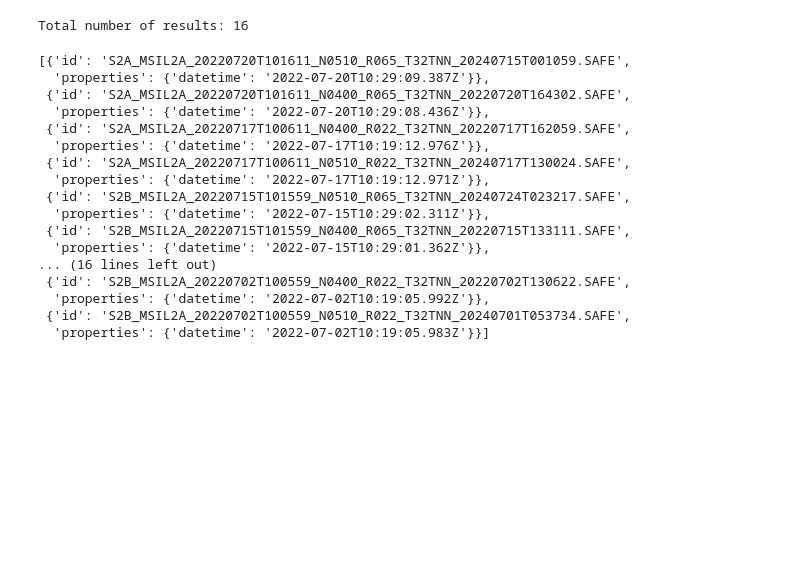
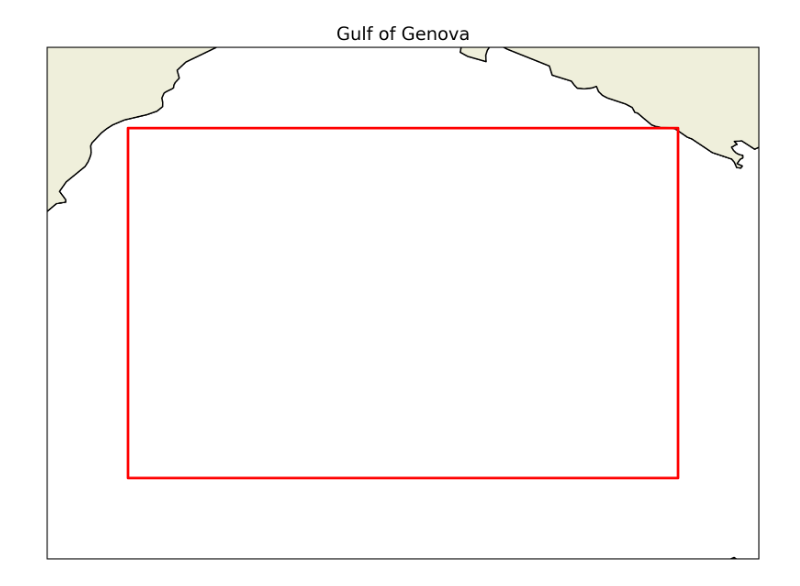
Before and after one commit to sagarbpatel31/Sagar_TriesteItalyChapter_PlasticDebrisDetection, a Jupyter notebook: task3-cleaning-and-preprocessing/getting_images.ipynb, the cells around one changed output. Saved outputs shown, nothing was run; the diff lists cells and outputs as text; code cells hidden in the pictures; blank space fills up the shorter version.

```diff
--- a/task3-cleaning-and-preprocessing/getting_images.ipynb
+++ b/task3-cleaning-and-preprocessing/getting_images.ipynb
@@ -221,34 +356,0 @@ aoi_coords_wgs84 = [9.288940,43.012681,9.481888,43.119530]
-# %%
-aoi_bbox = BBox(bbox=aoi_coords_wgs84, crs=CRS.WGS84)
-time_interval = "2022-07-01", "2022-07-20"
-
-search_iterator = catalog.search(
-    DataCollection.SENTINEL2_L2A,
-    bbox=aoi_bbox,
-    time=time_interval,
-    fields={"include": ["id", "properties.datetime"], "exclude": []},
-)
-
-results = list(search_iterator)
-print("Total number of results:", len(results))
-
-results
-# %% [output]
-Total number of results: 16
-[{'id': 'S2A_MSIL2A_20220720T101611_N0510_R065_T32TNN_20240715T001059.SAFE',
-  'properties': {'datetime': '2022-07-20T10:29:09.387Z'}},
- {'id': 'S2A_MSIL2A_20220720T101611_N0400_R065_T32TNN_20220720T164302.SAFE',
-  'properties': {'datetime': '2022-07-20T10:29:08.436Z'}},
- {'id': 'S2A_MSIL2A_20220717T100611_N0400_R022_T32TNN_20220717T162059.SAFE',
-  'properties': {'datetime': '2022-07-17T10:19:12.976Z'}},
- {'id': 'S2A_MSIL2A_20220717T100611_N0510_R022_T32TNN_20240717T130024.SAFE',
-  'properties': {'datetime': '2022-07-17T10:19:12.971Z'}},
- {'id': 'S2B_MSIL2A_20220715T101559_N0510_R065_T32TNN_20240724T023217.SAFE',
-  'properties': {'datetime': '2022-07-15T10:29:02.311Z'}},
- {'id': 'S2B_MSIL2A_20220715T101559_N0400_R065_T32TNN_20220715T133111.SAFE',
-  'properties': {'datetime': '2022-07-15T10:29:01.362Z'}},
-... (16 lines left out)
- {'id': 'S2B_MSIL2A_20220702T100559_N0400_R022_T32TNN_20220702T130622.SAFE',
-  'properties': {'datetime': '2022-07-02T10:19:05.992Z'}},
- {'id': 'S2B_MSIL2A_20220702T100559_N0510_R022_T32TNN_20240701T053734.SAFE',
-  'properties': {'datetime': '2022-07-02T10:19:05.983Z'}}]
@@ -300,0 +357,7 @@ print(
+# %%
+# Define AOI coordinates (min_lon, min_lat, max_lon, max_lat)
+aoi_coords_wgs84 = [8.322144,43.271206,9.687195,44.140827]
+# Call the function to plot the map with the bounding box shown
+plot_aoi_box(aoi_coords_wgs84, show_bbox=True, bbox_color='red', map_title="Gulf of Genova")
+# %% [output]
+[figure, added]
```
Also changed, not shown: parts of 30 cells of this notebook, 1 other file.
